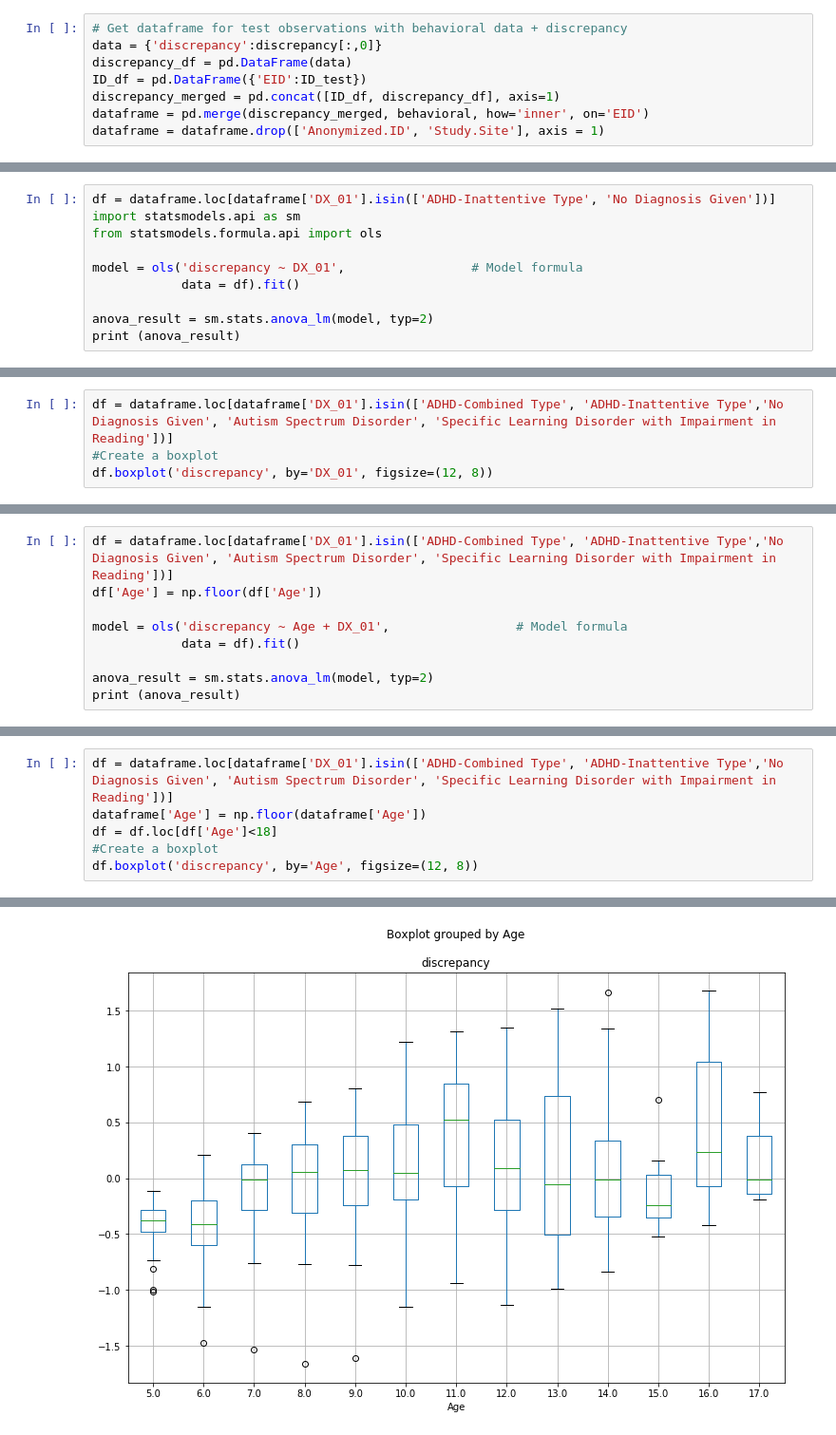
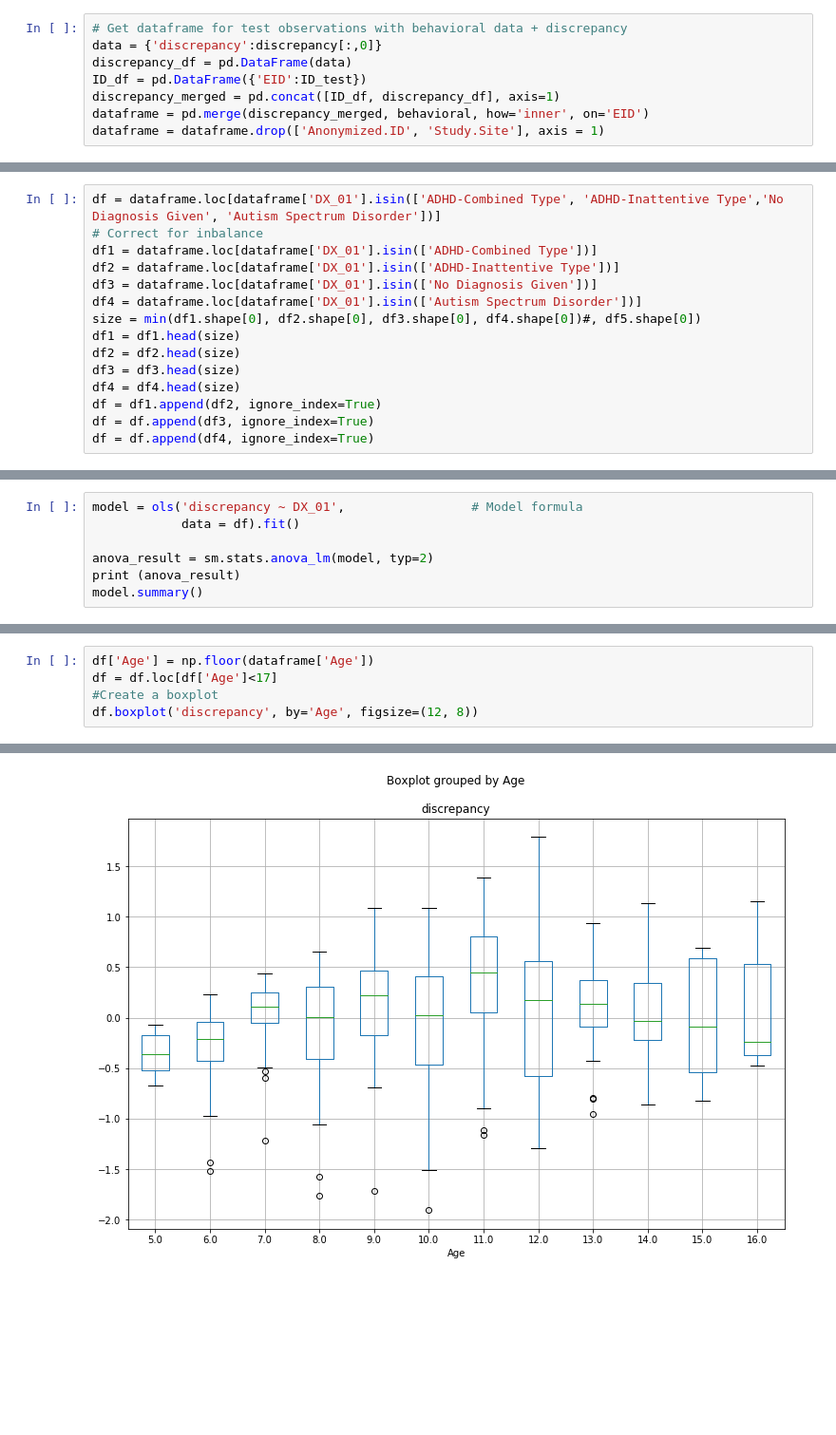
Before and after one commit to alestolfo/ds-lab, a Jupyter notebook: Age discrepancy.ipynb, the cells around one changed output, grey strips where cells are left out. Shown at 95% size. Cells and saved outputs as stored; diff of their text form; blank space fills up the shorter version.

```diff
--- a/Age discrepancy.ipynb
+++ b/Age discrepancy.ipynb
@@ -181,0 +141,15 @@ Warnings:
+# %%
+df = dataframe.loc[dataframe['DX_01'].isin(['ADHD-Combined Type', 'ADHD-Inattentive Type','No Diagnosis Given', 'Autism Spectrum Disorder'])]
+# Correct for inbalance
+df1 = dataframe.loc[dataframe['DX_01'].isin(['ADHD-Combined Type'])]
+df2 = dataframe.loc[dataframe['DX_01'].isin(['ADHD-Inattentive Type'])]
+df3 = dataframe.loc[dataframe['DX_01'].isin(['No Diagnosis Given'])]
+df4 = dataframe.loc[dataframe['DX_01'].isin(['Autism Spectrum Disorder'])]
+size = min(df1.shape[0], df2.shape[0], df3.shape[0], df4.shape[0])#, df5.shape[0])
+df1 = df1.head(size)
+df2 = df2.head(size)
+df3 = df3.head(size)
+df4 = df4.head(size)
+df = df1.append(df2, ignore_index=True)
+df = df.append(df3, ignore_index=True)
+df = df.append(df4, ignore_index=True)
@@ -190,11 +202,8 @@ Ttest_indResult(statistic=2.2901862868163034, pvalue=0.023251431556662913)
 # %%
-df = dataframe.loc[dataframe['DX_01'].isin(['ADHD-Inattentive Type', 'No Diagnosis Given'])]
-import statsmodels.api as sm
-from statsmodels.formula.api import ols
-
 model = ols('discrepancy ~ DX_01',                 # Model formula
             data = df).fit()
 
 anova_result = sm.stats.anova_lm(model, typ=2)
 print (anova_result)
+model.summary()
 # %% [output]
@@ -215,4 +233,0 @@ The light-blue histogram is relative to adhd patients, the green one to healthy
-# %%
-df = dataframe.loc[dataframe['DX_01'].isin(['ADHD-Combined Type', 'ADHD-Inattentive Type','No Diagnosis Given', 'Autism Spectrum Disorder', 'Specific Learning Disorder with Impairment in Reading'])]
-#Create a boxplot
-df.boxplot('discrepancy', by='DX_01', figsize=(12, 8))
@@ -270,9 +379,0 @@ Residual  186.199037  514.0       NaN       NaN
-# %%
-df = dataframe.loc[dataframe['DX_01'].isin(['ADHD-Combined Type', 'ADHD-Inattentive Type','No Diagnosis Given', 'Autism Spectrum Disorder', 'Specific Learning Disorder with Impairment in Reading'])]
-df['Age'] = np.floor(df['Age'])
-
-model = ols('discrepancy ~ Age + DX_01',                 # Model formula
-            data = df).fit()
-
-anova_result = sm.stats.anova_lm(model, typ=2)
-print (anova_result)
@@ -318,9 +475,8 @@ We note that age is highly significant in the discrepancy of age itself. For som
 # %%
-df = dataframe.loc[dataframe['DX_01'].isin(['ADHD-Combined Type', 'ADHD-Inattentive Type','No Diagnosis Given', 'Autism Spectrum Disorder', 'Specific Learning Disorder with Impairment in Reading'])]
-dataframe['Age'] = np.floor(dataframe['Age'])
-df = df.loc[df['Age']<18]
+df['Age'] = np.floor(dataframe['Age'])
+df = df.loc[df['Age']<17]
 #Create a boxplot
 df.boxplot('discrepancy', by='Age', figsize=(12, 8))
 # %% [output]
 <matplotlib.axes._subplots.AxesSubplot at 0x...>
-[figure, old version]
+[figure, new version]
```
Also changed, not shown: parts of 45 cells of this notebook.
